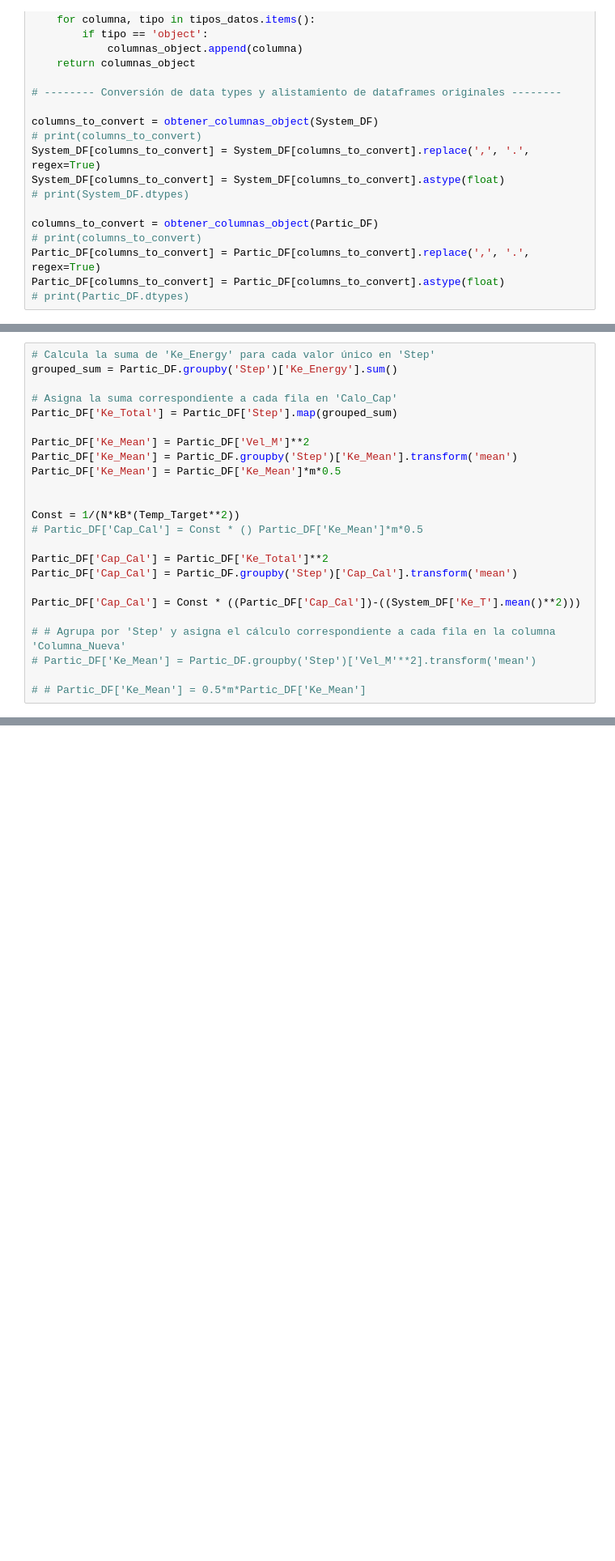
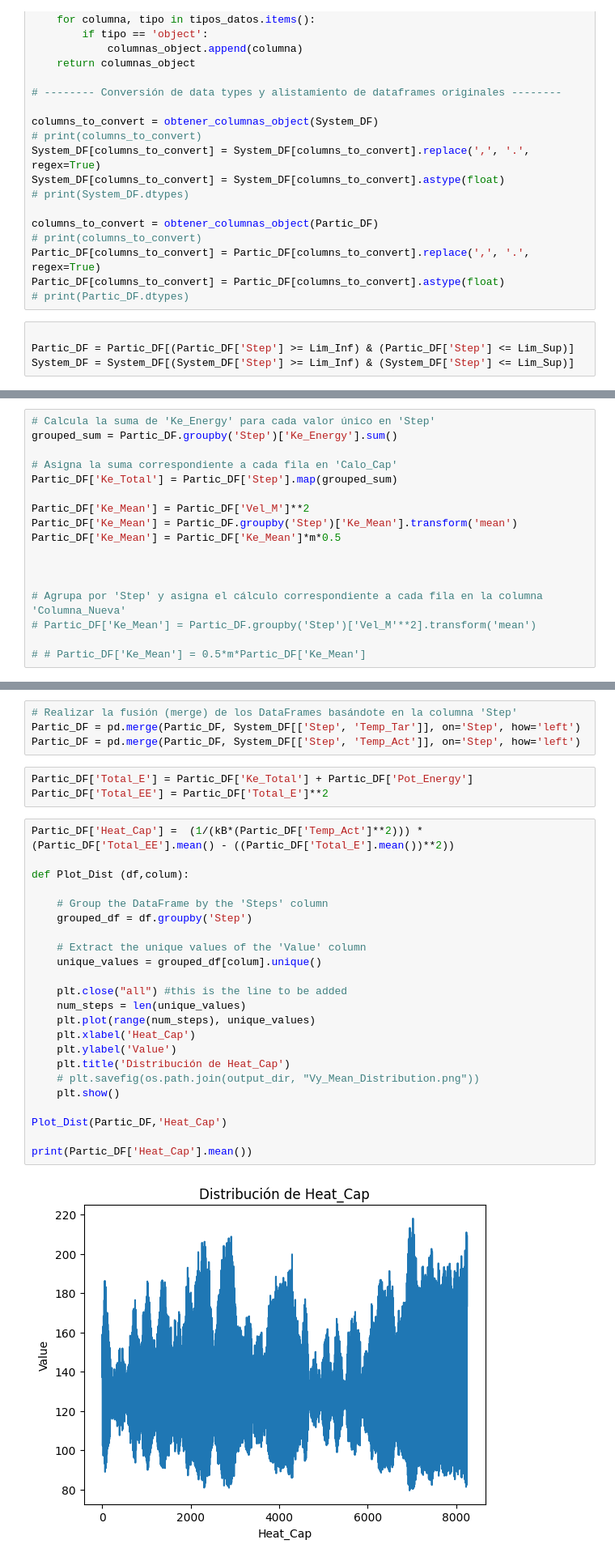
Before and after one commit to CristianC2002/Molecular_Dynamics__Disc-Model, a Jupyter notebook: Data_Analysis.ipynb, the cells around one changed output, grey strips where cells are left out. Shown: that part at 81% size. Drawn from its saved outputs; the diff is of its cells as text; blank space fills up the shorter version.

```diff
--- a/Data_Analysis.ipynb
+++ b/Data_Analysis.ipynb
@@ -47,3 +54,7 @@ columns_to_convert = obtener_columnas_object(Partic_DF)
 Partic_DF[columns_to_convert] = Partic_DF[columns_to_convert].replace(',', '.', regex=True)
 Partic_DF[columns_to_convert] = Partic_DF[columns_to_convert].astype(float)
 # print(Partic_DF.dtypes)
+# %%
+
+Partic_DF = Partic_DF[(Partic_DF['Step'] >= Lim_Inf) & (Partic_DF['Step'] <= Lim_Sup)]
+System_DF = System_DF[(System_DF['Step'] >= Lim_Inf) & (System_DF['Step'] <= Lim_Sup)]
@@ -59,15 +176,8 @@ Partic_DF['Ke_Mean'] = Partic_DF.groupby('Step')['Ke_Mean'].transform('mean')
 Partic_DF['Ke_Mean'] = Partic_DF['Ke_Mean']*m*0.5
 
 
-Const = 1/(N*kB*(Temp_Target**2))
-# Partic_DF['Cap_Cal'] = Const * () Partic_DF['Ke_Mean']*m*0.5
 
-Partic_DF['Cap_Cal'] = Partic_DF['Ke_Total']**2
-Partic_DF['Cap_Cal'] = Partic_DF.groupby('Step')['Cap_Cal'].transform('mean')
-
-Partic_DF['Cap_Cal'] = Const * ((Partic_DF['Cap_Cal'])-((System_DF['Ke_T'].mean()**2)))
-
-# # Agrupa por 'Step' y asigna el cálculo correspondiente a cada fila en la columna 'Columna_Nueva'
+# Agrupa por 'Step' y asigna el cálculo correspondiente a cada fila en la columna 'Columna_Nueva'
 # Partic_DF['Ke_Mean'] = Partic_DF.groupby('Step')['Vel_M'**2].transform('mean')
 
 # # Partic_DF['Ke_Mean'] = 0.5*m*Partic_DF['Ke_Mean']
@@ -73,0 +240,32 @@ Partic_DF['Cap_Cal'] = Const * ((Partic_DF['Cap_Cal'])-((System_DF['Ke_T'].mean(
+# %%
+# Realizar la fusión (merge) de los DataFrames basándote en la columna 'Step'
+Partic_DF = pd.merge(Partic_DF, System_DF[['Step', 'Temp_Tar']], on='Step', how='left')
+Partic_DF = pd.merge(Partic_DF, System_DF[['Step', 'Temp_Act']], on='Step', how='left')
+# %%
+Partic_DF['Total_E'] = Partic_DF['Ke_Total'] + Partic_DF['Pot_Energy']
+Partic_DF['Total_EE'] = Partic_DF['Total_E']**2
+# %%
+Partic_DF['Heat_Cap'] =  (1/(kB*(Partic_DF['Temp_Act']**2))) * (Partic_DF['Total_EE'].mean() - ((Partic_DF['Total_E'].mean())**2))
+
+def Plot_Dist (df,colum):
+
+    # Group the DataFrame by the 'Steps' column
+    grouped_df = df.groupby('Step')
+
+    # Extract the unique values of the 'Value' column
+    unique_values = grouped_df[colum].unique()
+
+    plt.close("all") #this is the line to be added
+    num_steps = len(unique_values)
+    plt.plot(range(num_steps), unique_values)
+    plt.xlabel('Heat_Cap')
+    plt.ylabel('Value')
+    plt.title('Distribución de Heat_Cap')
+    # plt.savefig(os.path.join(output_dir, "Vy_Mean_Distribution.png"))
+    plt.show()
+
+Plot_Dist(Partic_DF,'Heat_Cap')
+
+print(Partic_DF['Heat_Cap'].mean())
+# %% [output]
+[figure, added]
```
Also changed, not shown: parts of 5 cells of this notebook, 16 other files.
